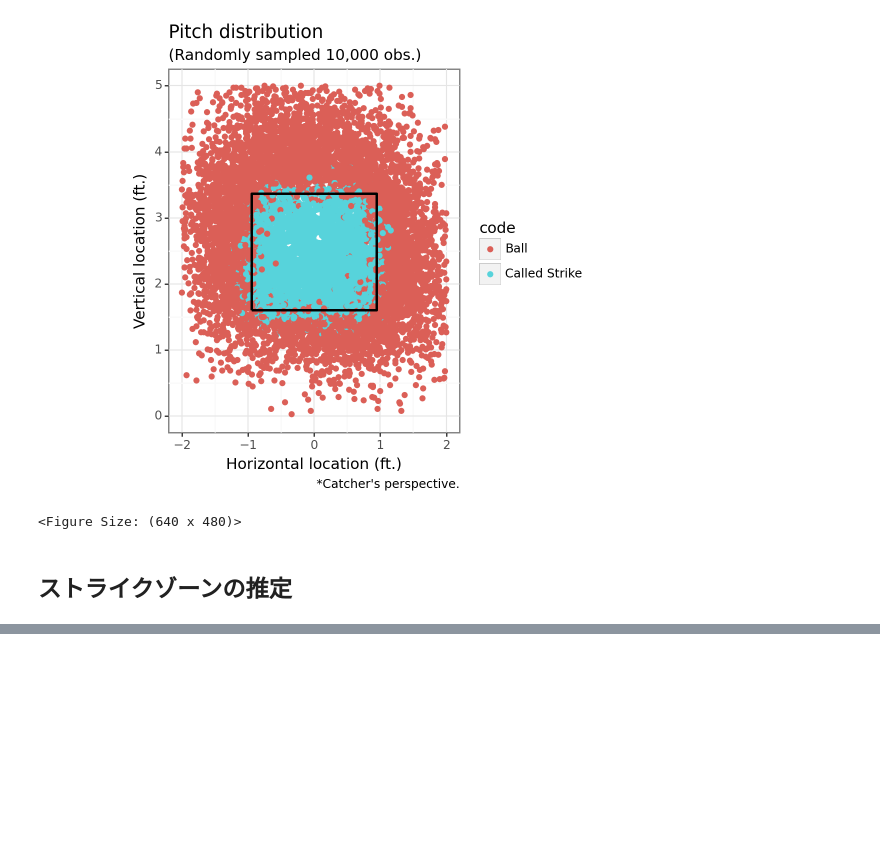
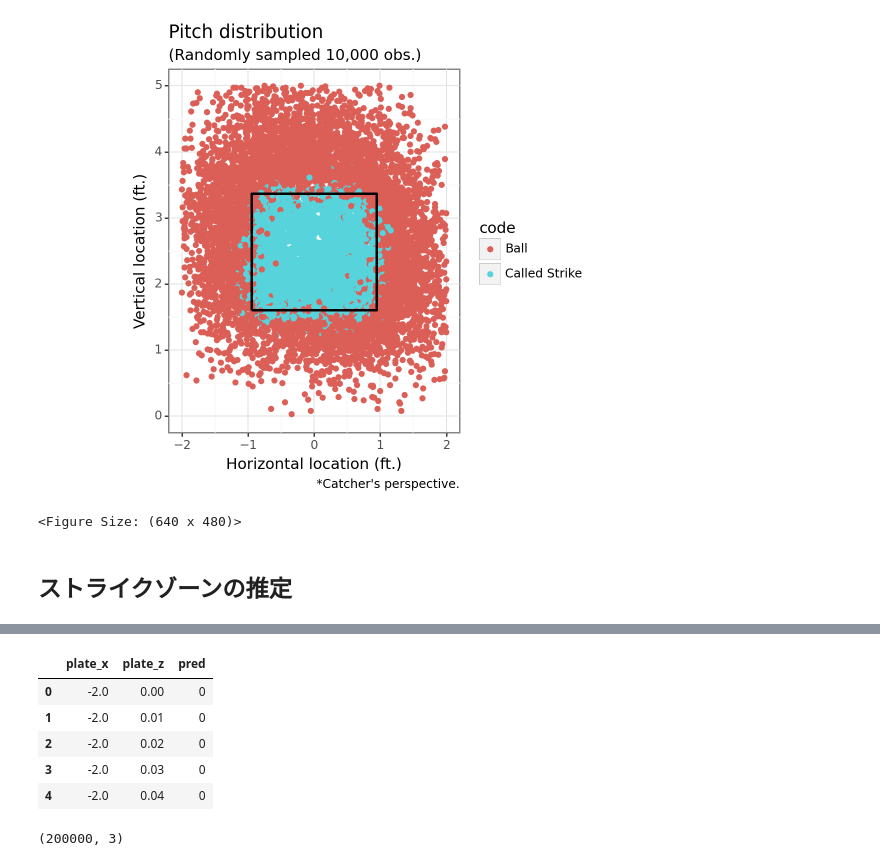
Before and after one commit to Kay-YOSHI/streamlit, a Jupyter notebook: strike_zone_estimation.ipynb, the cells around one changed output, grey strips where cells are left out. Cells and saved outputs as stored; diff of their text form; code cells hidden in the pictures; blank space fills up the shorter version.

```diff
--- a/strike_zone_estimation.ipynb
+++ b/strike_zone_estimation.ipynb
@@ -96,0 +94,4 @@ pdist
+# %%
+y = mlb["code2"]
+X = mlb[["plate_x", "plate_z"]]
+y, X
@@ -96,0 +116,4 @@ pdist
+# %%
+# Fit SVM
+svc = SVC()
+svc.fit(X, y)
@@ -96,0 +122,7 @@ pdist
+# %%
+# grid
+pred_area = pd.DataFrame(
+    [(x, y) for x in np.arange(-2, 2, 0.01) for y in np.arange(0, 5, 0.01)],
+    columns=["plate_x", "plate_z"],
+)
+pred_area.head()
@@ -96,0 +136,4 @@ pdist
+# %%
+# prediction
+# pred_area = # grid
+pred_area_fit_svm = pd.DataFrame(svc.predict(pred_area), columns=["pred"])
@@ -96,0 +149,14 @@ pdist
+# %%
+fit_svm = pd.concat([pred_area, pred_area_fit_svm], axis=1)
+fit_svm.head()
+# %% [output]
+|  | plate_x | plate_z | pred |
+| 0 | -2.0 | 0.00 | 0 |
+| 1 | -2.0 | 0.01 | 0 |
+| 2 | -2.0 | 0.02 | 0 |
+| 3 | -2.0 | 0.03 | 0 |
+| 4 | -2.0 | 0.04 | 0 |
+# %%
+fit_svm.shape
+# %% [output]
+(200000, 3)
```
Also changed, not shown: parts of 9 cells of this notebook.
